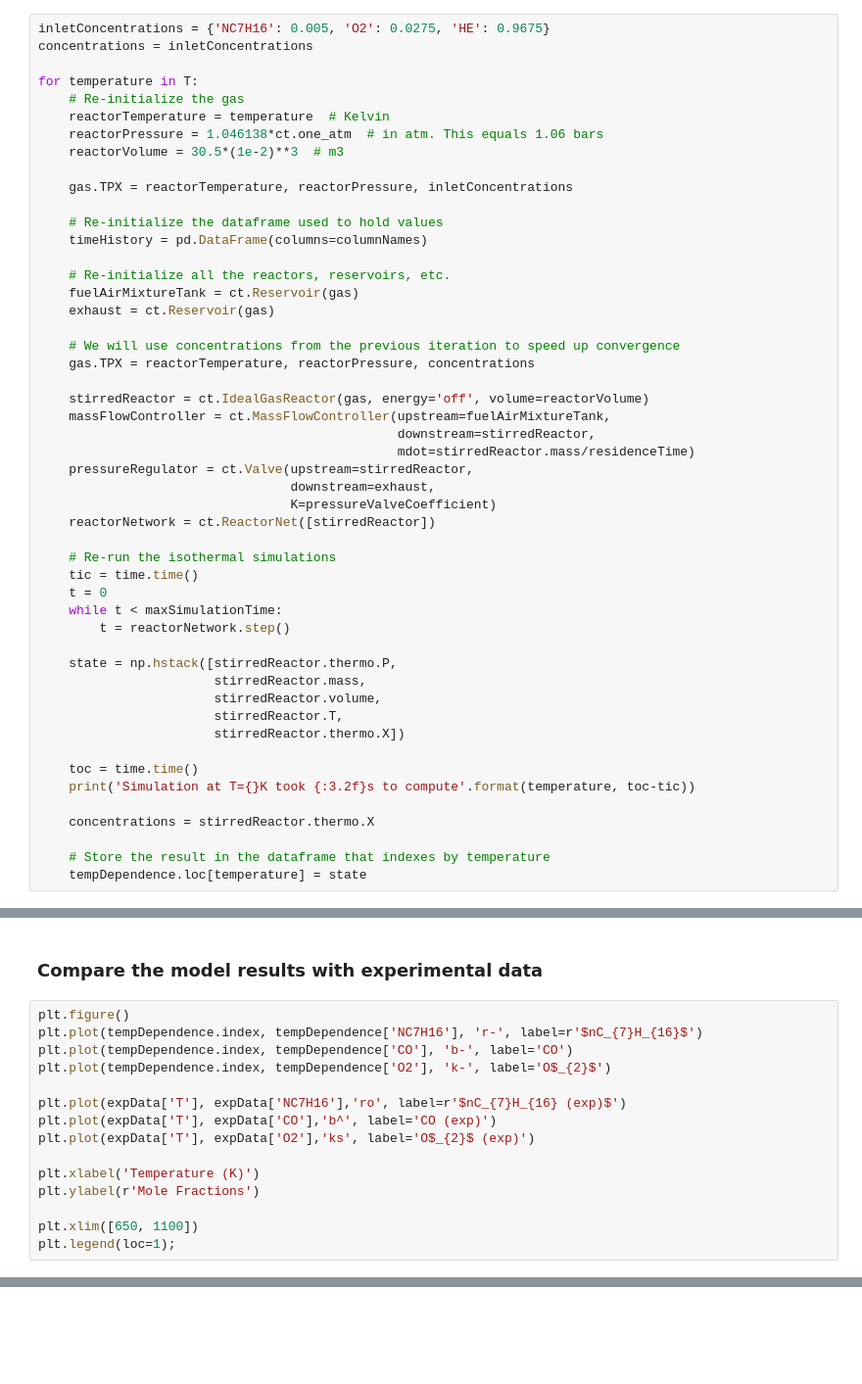
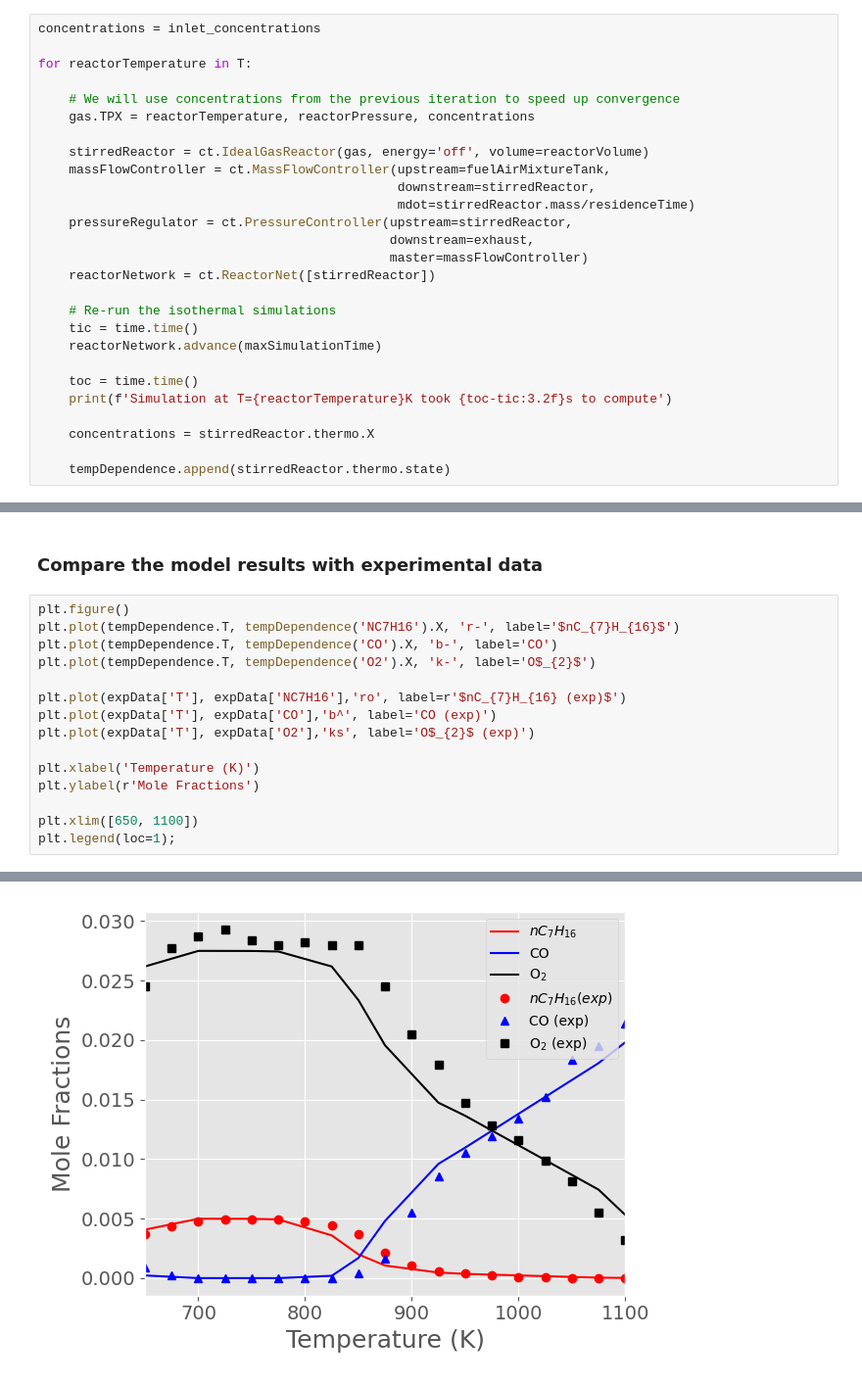
Before and after one commit to Cantera/cantera-jupyter, a Jupyter notebook: reactors/stirred_reactor.ipynb, the cells around one changed output, grey strips where cells are left out. Shown at 98% size. Drawn from its saved outputs; the diff is of its cells as text; blank space fills up the shorter version.

```diff
--- a/reactors/stirred_reactor.ipynb
+++ b/reactors/stirred_reactor.ipynb
@@ -186,23 +164,9 @@ tempDependence.index.name = 'Temperature'
 # %% [markdown]
 Now we simply run the reactor code we used above for each temperature
 # %%
-inletConcentrations = {'NC7H16': 0.005, 'O2': 0.0275, 'HE': 0.9675}
-concentrations = inletConcentrations
+concentrations = inlet_concentrations
 
-for temperature in T:
-    # Re-initialize the gas
-    reactorTemperature = temperature  # Kelvin
-    reactorPressure = 1.046138*ct.one_atm  # in atm. This equals 1.06 bars
-    reactorVolume = 30.5*(1e-2)**3  # m3
-
-    gas.TPX = reactorTemperature, reactorPressure, inletConcentrations
-
-    # Re-initialize the dataframe used to hold values
-    timeHistory = pd.DataFrame(columns=columnNames)
-
-    # Re-initialize all the reactors, reservoirs, etc.
-    fuelAirMixtureTank = ct.Reservoir(gas)
-    exhaust = ct.Reservoir(gas)
+for reactorTemperature in T:
 
     # We will use concentrations from the previous iteration to speed up convergence
     gas.TPX = reactorTemperature, reactorPressure, concentrations
@@ -211,28 +175,19 @@ for temperature in T:
     massFlowController = ct.MassFlowController(upstream=fuelAirMixtureTank,
                                                downstream=stirredReactor,
                                                mdot=stirredReactor.mass/residenceTime)
-    pressureRegulator = ct.Valve(upstream=stirredReactor,
-                                 downstream=exhaust,
-                                 K=pressureValveCoefficient)
+    pressureRegulator = ct.PressureController(upstream=stirredReactor,
+                                              downstream=exhaust,
+                                              master=massFlowController)
     reactorNetwork = ct.ReactorNet([stirredReactor])
 
     # Re-run the isothermal simulations
     tic = time.time()
-    t = 0
-    while t < maxSimulationTime:
-        t = reactorNetwork.step()
-
-    state = np.hstack([stirredReactor.thermo.P,
-                       stirredReactor.mass,
-                       stirredReactor.volume,
-                       stirredReactor.T,
-                       stirredReactor.thermo.X])
+    reactorNetwork.advance(maxSimulationTime)
 
     toc = time.time()
-    print('Simulation at T={}K took {:3.2f}s to compute'.format(temperature, toc-tic))
+    print(f'Simulation at T={reactorTemperature}K took {toc-tic:3.2f}s to compute')
 
     concentrations = stirredReactor.thermo.X
 
-    # Store the result in the dataframe that indexes by temperature
-    tempDependence.loc[temperature] = state
+    tempDependence.append(stirredReactor.thermo.state)
 # %% [output]
@@ -251,9 +210,9 @@ Simulation at T=1100K took 4.86s to compute
 ### Compare the model results with experimental data
 # %%
 plt.figure()
-plt.plot(tempDependence.index, tempDependence['NC7H16'], 'r-', label=r'$nC_{7}H_{16}$')
-plt.plot(tempDependence.index, tempDependence['CO'], 'b-', label='CO')
-plt.plot(tempDependence.index, tempDependence['O2'], 'k-', label='O$_{2}$')
+plt.plot(tempDependence.T, tempDependence('NC7H16').X, 'r-', label='$nC_{7}H_{16}$')
+plt.plot(tempDependence.T, tempDependence('CO').X, 'b-', label='CO')
+plt.plot(tempDependence.T, tempDependence('O2').X, 'k-', label='O$_{2}$')
 
 plt.plot(expData['T'], expData['NC7H16'],'ro', label=r'$nC_{7}H_{16} (exp)$')
 plt.plot(expData['T'], expData['CO'],'b^', label='CO (exp)')
@@ -269,0 +227 @@ plt.legend(loc=1);
+[figure, added]
```
Also changed, not shown: parts of 12 cells of this notebook, 4 other files.
